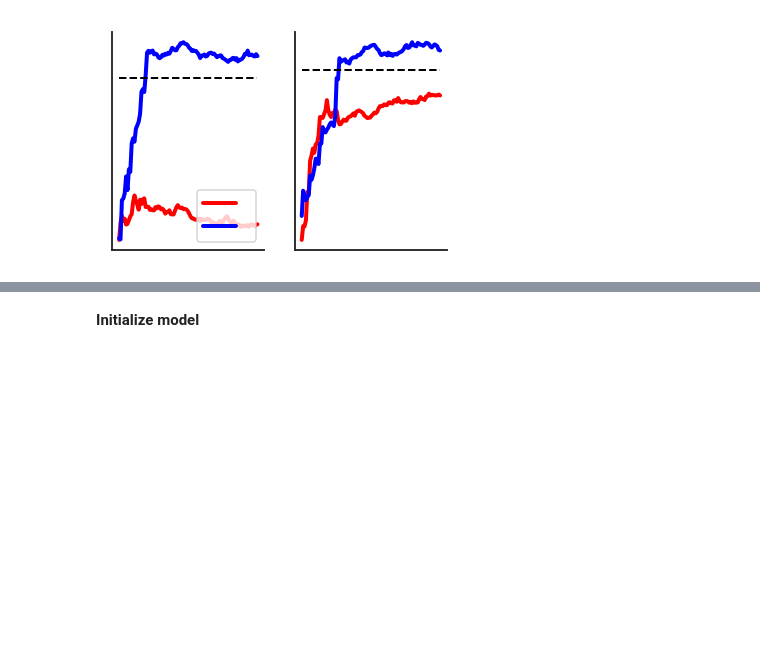
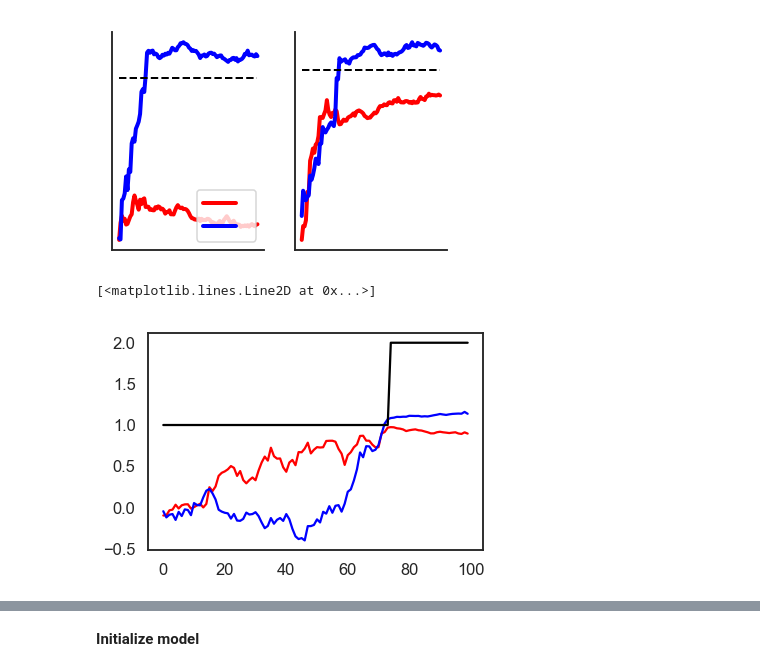
Before and after one commit to davidzoltowski/ssmdm, a Jupyter notebook: notebooks/Fit_2D_Accumulator_With_Observations.ipynb, the cells around one changed output, grey strips where cells are left out. Drawn from its saved outputs; the diff is of its cells as text; code cells hidden in the pictures; blank space fills up the shorter version.

```diff
--- a/notebooks/Fit_2D_Accumulator_With_Observations.ipynb
+++ b/notebooks/Fit_2D_Accumulator_With_Observations.ipynb
@@ -254,7 +259,7 @@ betas = np.array([1.0,1.0])
 a_diag = np.ones((3,2,1))
 # a_diag[1,:,0] = np.array([0.99,0.98])
 # acc2 = Accumulator2D(sigmas=sigmas,betas=betas,a_diag=a_diag)
-log_sigma_scale = np.log(10)*np.ones(2,)
+log_sigma_scale = np.log(30)*np.ones(2,)
 acc2 = Accumulator2D(betas=betas,log_sigma_scale=log_sigma_scale,a_diag=a_diag)
 
 # Sample state trajectories
@@ -386,12 +391,15 @@ print(np.shape(y_cat / np.sum(y_cat,axis=1).reshape((T,1))))
 y_cat_norm = y_cat / np.sum(y_cat,axis=1).reshape((T,1))
 print(y_cat_norm[1,:])
 # %%
-# tr = 0
+tr = 0
 tr+=1
 plt.figure()
 plt.plot(xs[tr][:,0],'r')
 plt.plot(xs[tr][:,1],'b')
 plt.plot(zs[tr],'k')
+# %% [output]
+[<matplotlib.lines.Line2D at 0x...>]
+[figure, added]
 # %%
 # generate C
 N = 20
```
Also changed, not shown: parts of 5 cells of this notebook, 7 other files.
